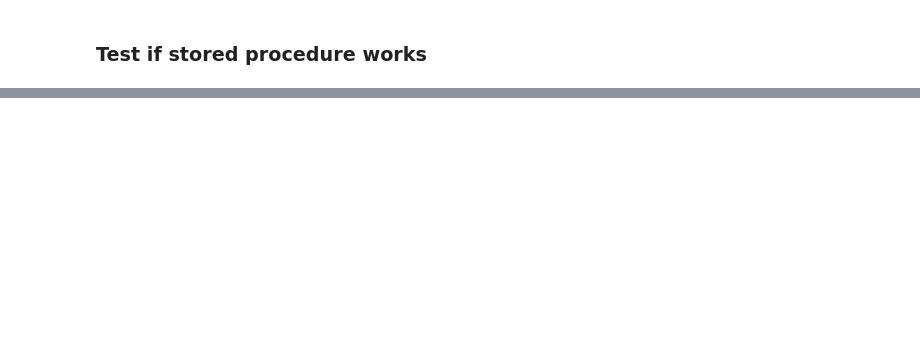
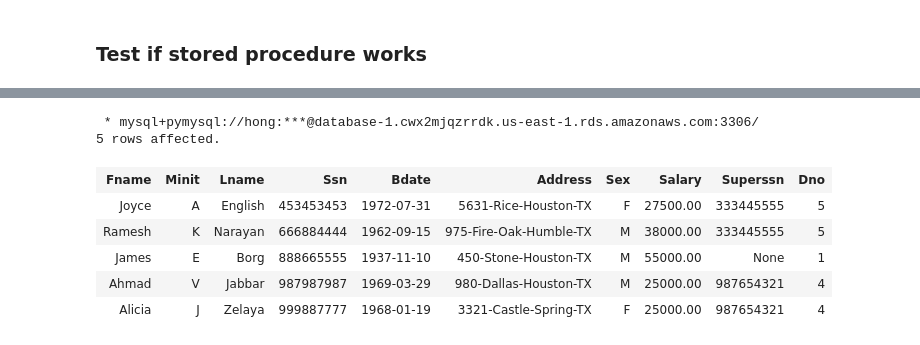
Before and after one commit to icehongsi/2020_Fall, a Jupyter notebook: ch5_6_SQL_Labs_aws_student_ipynb의_사본.ipynb, the cells around one changed output, grey strips where cells are left out. Cells and saved outputs as stored; diff of their text form; code cells hidden in the pictures; blank space fills up the shorter version.

```diff
--- a/ch5_6_SQL_Labs_aws_student_ipynb의_사본.ipynb
+++ b/ch5_6_SQL_Labs_aws_student_ipynb의_사본.ipynb
@@ -1652,0 +1777,14 @@ create procedure p1()
+# %%
+%%sql
+
+SELECT * FROM EMPLOYEE
+WHERE SSN NOT IN (SELECT ESSN FROM DEPENDENT)
+# %% [output]
+ * mysql+pymysql://hong:***@database-1.cwx2mjqzrrdk.us-east-1.rds.amazonaws.com:3306/
+5 rows affected.
+| Fname | Minit | Lname | Ssn | Bdate | Address | Sex | Salary | Superssn | Dno |
+| Joyce | A | English | 453453453 | 1972-07-31 | 5631-Rice-Houston-TX | F | 27500.00 | 333445555 | 5 |
+| Ramesh | K | Narayan | 666884444 | 1962-09-15 | 975-Fire-Oak-Humble-TX | M | 38000.00 | 333445555 | 5 |
+| James | E | Borg | 888665555 | 1937-11-10 | 450-Stone-Houston-TX | M | 55000.00 | None | 1 |
+| Ahmad | V | Jabbar | 987987987 | 1969-03-29 | 980-Dallas-Houston-TX | M | 25000.00 | 987654321 | 4 |
+| Alicia | J | Zelaya | 999887777 | 1968-01-19 | 3321-Castle-Spring-TX | F | 25000.00 | 987654321 | 4 |
```
Also changed, not shown: parts of 43 cells of this notebook.
